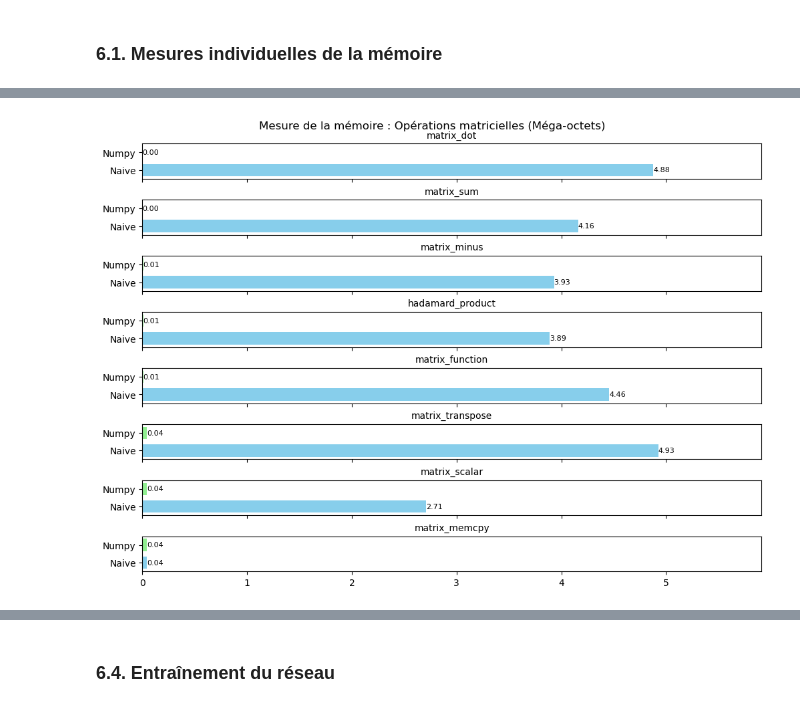
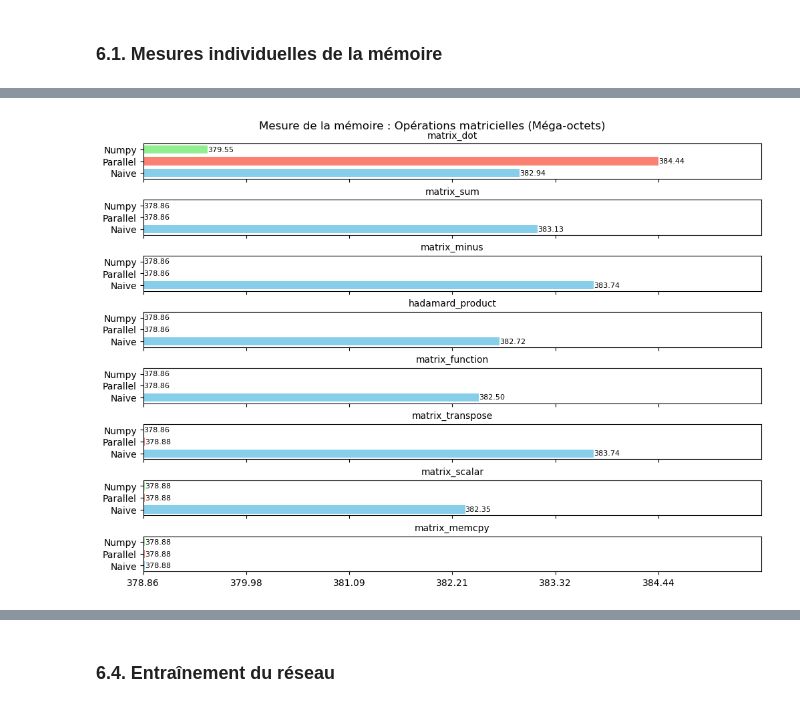
Before and after one commit to 54CHA-PJ/ECN-GPU-DEEP, a Jupyter notebook: main.ipynb, the cells around one changed output, grey strips where cells are left out. Drawn from its saved outputs; the diff is of its cells as text; code cells hidden in the pictures.

```diff
--- a/main.ipynb
+++ b/main.ipynb
@@ -600,41 +815,81 @@ peak memory: 376.44 MiB, increment: 0.00 MiB
 # %%
+import numpy as np
+import matplotlib.pyplot as plt
+
 def plot_results_memit(results, title):
+    triplets = []
+    for key, val in results.items():
+        if key.endswith('_naive'):
+            op_name = key.replace('_naive', '')
+            naive_val = val.mem_usage[0]  # la mémoire relevée par %memit
 
-    pairs = []
-    for key, val in results.items():
-        if 'naive' in key:
-            numpy_key = key.replace('naive', 'numpy')
-            if numpy_key in results:
-                pairs.append((key.replace('_naive', ''), val.mem_usage[0], results[numpy_key].mem_usage[0]))
+            parallel_key = op_name + '_parallel'
+            numpy_key = op_name + '_numpy'
+            if parallel_key in results and numpy_key in results:
+                parallel_val = results[parallel_key].mem_usage[0]
+                numpy_val = results[numpy_key].mem_usage[0]
+                triplets.append((op_name, naive_val, parallel_val, numpy_val))
 
-    n_plots = len(pairs)
+    # Prépare un subplot par opération
+    n_plots = len(triplets)
     fig, axes = plt.subplots(n_plots, 1, figsize=(10, n_plots * 0.9), sharex=True)
     if n_plots == 1:
         axes = [axes]
 
-    global_min = min(min(naive, numpy) for _, naive, numpy in pairs)
-    global_max = max(max(naive, numpy) for _, naive, numpy in pairs)
+    # Récupération du min et du max pour l'ensemble des valeurs
+    all_vals = [val for _, naive_v, par_v, np_v in triplets for val in (naive_v, par_v, np_v)]
+    global_min = min(all_vals)
+    global_max = max(all_vals)
+    x_range = global_max - global_min
 
-    for ax, (operation, naive_val, numpy_val) in zip(axes, pairs):
-        naive_val -= global_min
-        numpy_val -= global_min
-        y_positions = [1.95, 2.05]
+    # Pour éviter l'avertissement "identical low and high xlims"
+    if x_range == 0:
+        x_range = 1e-3
+
+    for ax, (op_name, naive_v, parallel_v, numpy_v) in zip(axes, triplets):
+        # Décalage des valeurs par rapport à global_min
+        naive_diff = naive_v - global_min
+        parallel_diff = parallel_v - global_min
+        numpy_diff = numpy_v - global_min
+
+        # Positions verticales pour 3 barres
+        y_positions = [1.8, 1.9, 2.0]
         bar_height = 0.07
-        ax.barh(y_positions, [naive_val, numpy_val], color=['skyblue', 'lightgreen'], height=bar_height)
-        ax.set_title(operation, fontsize=10)
-        ax.set_xlim(0, (global_max - global_min) * 1.2)
-        ax.set_ylim(1.9, 2.1)
+
+        # Trace les trois barres
+        ax.barh(y_positions,
+                [naive_diff, parallel_diff, numpy_diff],
+                color=['skyblue', 'salmon', 'lightgreen'],
+                height=bar_height)
+        ax.set_title(op_name, fontsize=10)
+
+        # On définit la limite de l'axe x (en coordonnées "décalées")
+        ax.set_xlim(0, x_range * 1.2)
+        ax.set_ylim(1.75, 2.05)
         ax.set_yticks(y_positions)
-        ax.set_yticklabels(['Naive', 'Numpy'])
+        ax.set_yticklabels(['Naive', 'Parallel', 'Numpy'])
 
-        for pos, val in zip(y_positions, [naive_val, numpy_val]):
-            ax.text(val, pos, f'{val:.2f}', va='center', ha='left', color='black', fontsize=8)
+        # Définition manuelle des ticks de l'axe x pour afficher les valeurs réelles
+        n_ticks = 6  # Nombre de graduations voulues
+        tick_vals = np.linspace(0, x_range, n_ticks)  # en coordonnées "décalées"
+        tick_labels = [f"{(global_min + tv):.2f}" for tv in tick_vals]  # en valeurs absolues
+        ax.set_xticks(tick_vals)
+        ax.set_xticklabels(tick_labels)
+
+        # Ajoute le texte avec la valeur absolue (en Mo)
+        for pos, diff_val, abs_val in zip(
+            y_positions,
+            [naive_diff, parallel_diff, numpy_diff],
+            [naive_v, parallel_v, numpy_v]
+        ):
+            ax.text(diff_val, pos, f'{abs_val:.2f}', va='center', ha='left',
+                    color='black', fontsize=8)
 
     plt.suptitle(title, fontsize=12)
     plt.tight_layout(pad=0.5, h_pad=0.5, w_pad=0.5)
     plt.show()
 
 plot_results_memit(results_memory, "Mesure de la mémoire : Opérations matricielles (Méga-octets)")
 # %% [output]
-[figure, old version]
+[figure, new version]
 # %% [markdown]
```
Also changed, not shown: parts of 15 cells of this notebook, 1 other file.
